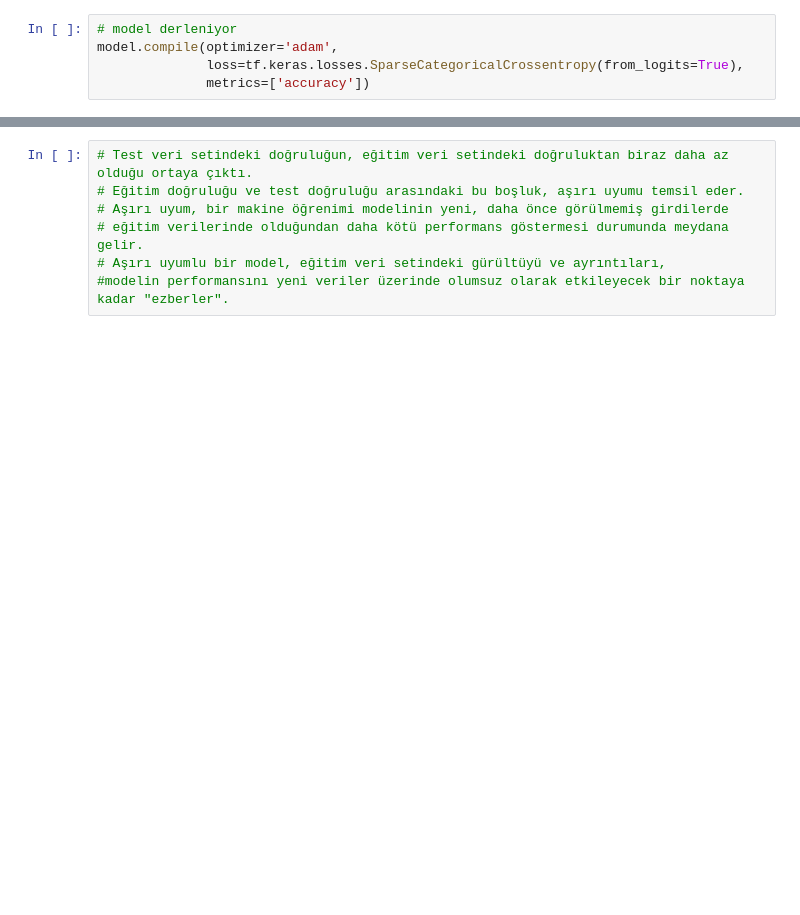
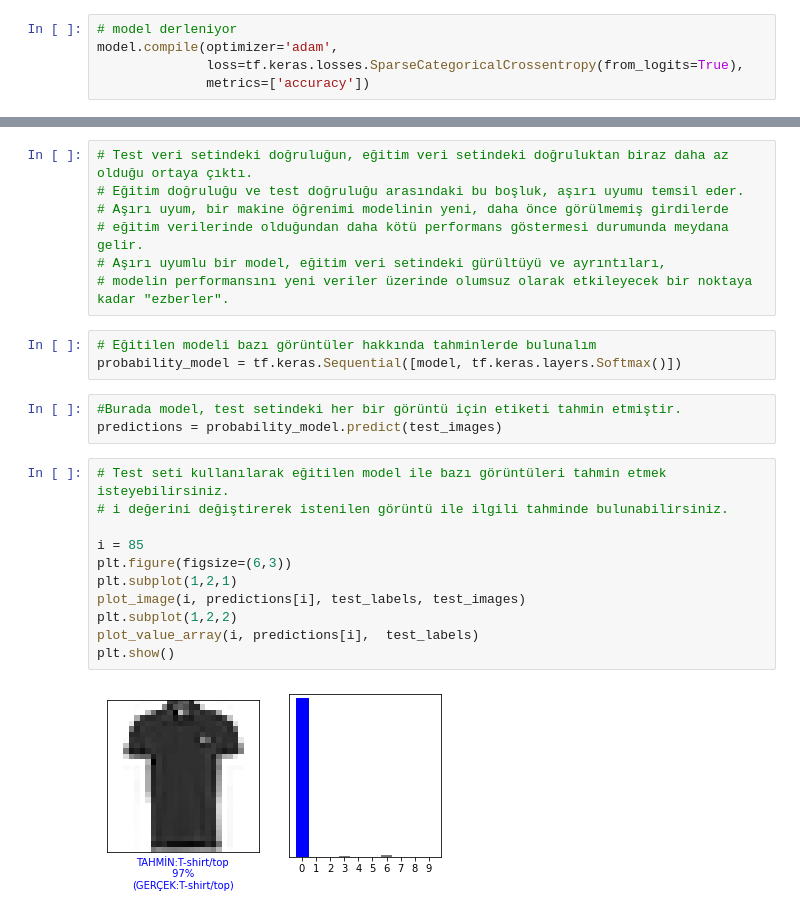
Before and after one commit to boduremre/PratikteBTveBSUygulamalariOdev2, a Jupyter notebook: soru2_b141210306_emre_bodur.ipynb, the cells around one changed output, grey strips where cells are left out. Drawn from its saved outputs; the diff is of its cells as text; blank space fills up the shorter version.

```diff
--- a/soru2_b141210306_emre_bodur.ipynb
+++ b/soru2_b141210306_emre_bodur.ipynb
@@ -77,4 +115,23 @@ print('\nTest accuracy:', test_acc)
 # Aşırı uyum, bir makine öğrenimi modelinin yeni, daha önce görülmemiş girdilerde
 # eğitim verilerinde olduğundan daha kötü performans göstermesi durumunda meydana gelir.
 # Aşırı uyumlu bir model, eğitim veri setindeki gürültüyü ve ayrıntıları,
-#modelin performansını yeni veriler üzerinde olumsuz olarak etkileyecek bir noktaya kadar "ezberler".
+# modelin performansını yeni veriler üzerinde olumsuz olarak etkileyecek bir noktaya kadar "ezberler".
+# %%
+# Eğitilen modeli bazı görüntüler hakkında tahminlerde bulunalım
+probability_model = tf.keras.Sequential([model, tf.keras.layers.Softmax()])
+# %%
+#Burada model, test setindeki her bir görüntü için etiketi tahmin etmiştir.
+predictions = probability_model.predict(test_images)
+# %%
+# Test seti kullanılarak eğitilen model ile bazı görüntüleri tahmin etmek isteyebilirsiniz.
+# i değerini değiştirerek istenilen görüntü ile ilgili tahminde bulunabilirsiniz.
+
+i = 85
+plt.figure(figsize=(6,3))
+plt.subplot(1,2,1)
+plot_image(i, predictions[i], test_labels, test_images)
+plt.subplot(1,2,2)
+plot_value_array(i, predictions[i],  test_labels)
+plt.show()
+# %% [output]
+[figure, added]
```
Also changed, not shown: parts of 12 cells of this notebook.
